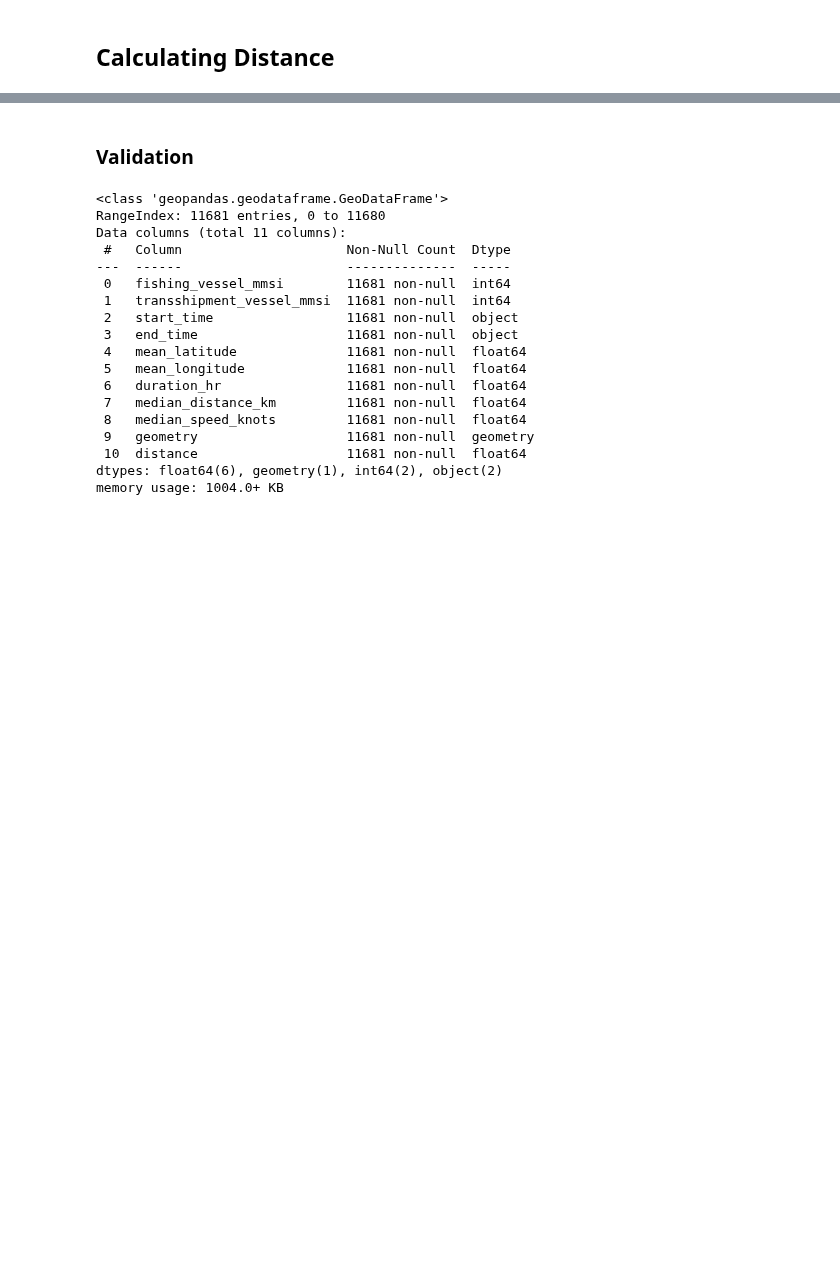
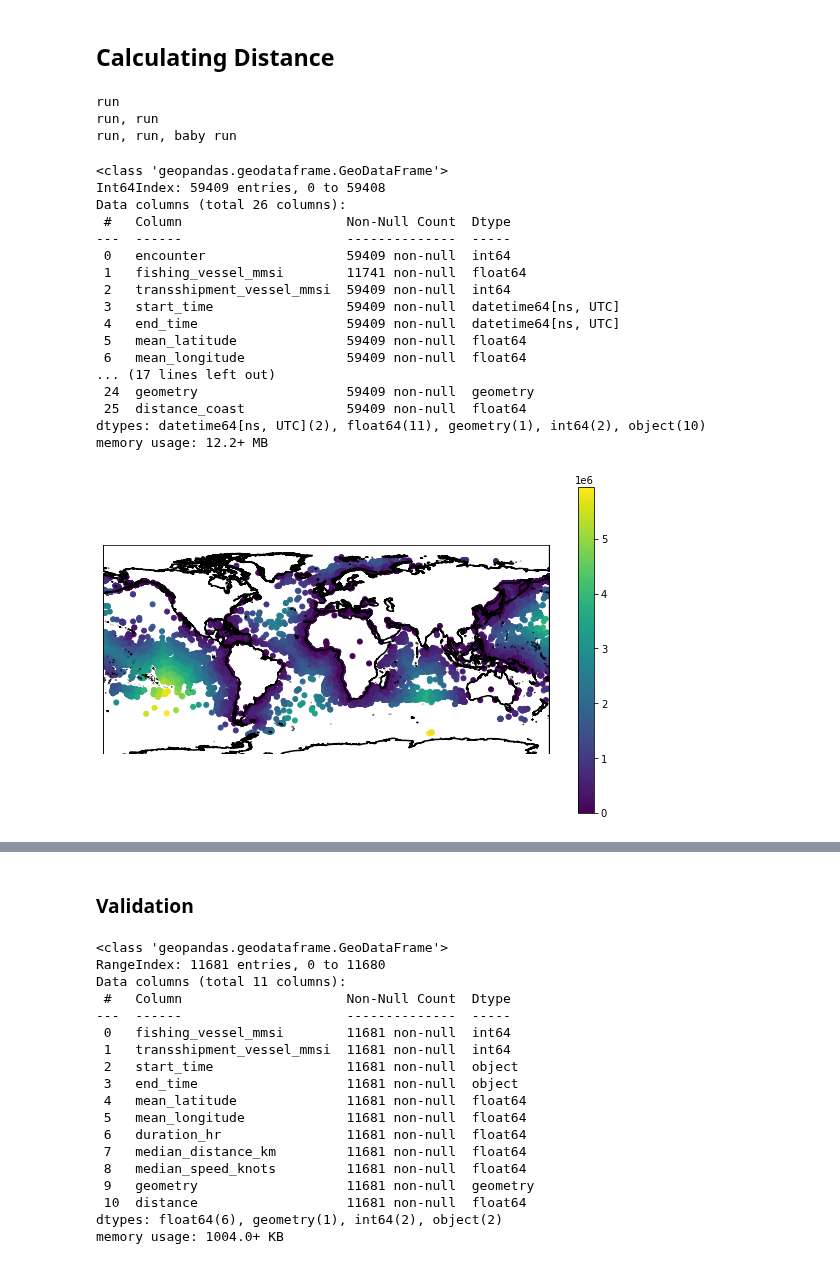
Before and after one commit to neuhart/Doing_DataScience_SS22, a Jupyter notebook: EDA.ipynb, the cells around one changed output, grey strips where cells are left out. Cells and saved outputs as stored; diff of their text form; code cells hidden in the pictures; blank space fills up the shorter version.

Commit message:
clean up for prod branch

```diff
--- a/EDA.ipynb
+++ b/EDA.ipynb
@@ -364,2 +480,66 @@ df_clean_all.head()
 # %% [markdown]
 ## Calculating Distance
+# %%
+geometry = [Point(xy) for xy in zip(df_clean_all['mean_longitude'], df_clean_all['mean_latitude'])]
+gdf_clean_all = GeoDataFrame(df_clean_all.copy(), geometry=geometry)
+# %%
+#WIP!!!
+
+#Further Details can be found under proof of concept
+
+#####epsg:4326 is the projection used by the gps and therefore the best crs to apply to our data
+#https://epsg.io/4326
+gdf_clean_all = gdf_clean_all.set_crs('epsg:4326')
+
+#because we want to calculate our distances in meters we need to project our geometries to metric crs
+##https://epsg.io/3395
+gdf_clean_all_temp = gdf_clean_all.to_crs(epsg=3395)
+
+#Creating 3395 land mass
+#drop antarctica:
+
+world_merc = world[(world.name != "Antarctica") & (world.name != "Fr. S. Antarctic Lands")]
+
+#Project to mercator
+
+world_merc = world_merc.to_crs("EPSG:3395")
+
+#attempt to simplify, by buffering borders and therefore also coastlines by 1000 m
+#This is necesarry to create valid geometries for GeoDataFrame.unary_union to handle
+
+gdf_clean_all['distance_coast'] = gdf_clean_all_temp.distance(world_merc.buffer(1000).unary_union) ###/1000 to change scale to km
+# %% [output]
+run
+run, run
+run, run, baby run
+# %%
+#ToDo: analyze output of distance_coast, especially why there are observations in africa and australia!
+
+
+
+ax = ocean.boundary.plot(figsize=(10, 6), edgecolor = "black")
+
+geoplot.pointplot(gdf_clean_all, ax = ax, hue = 'distance_coast', legend = True)
+
+gdf_clean_all.isnull().sum(axis=0)
+gdf_clean_all.describe()
+gdf_clean_all.info()
+# %% [output]
+<class 'geopandas.geodataframe.GeoDataFrame'>
+Int64Index: 59409 entries, 0 to 59408
+Data columns (total 26 columns):
+ #   Column                     Non-Null Count  Dtype
+---  ------                     --------------  -----
+ 0   encounter                  59409 non-null  int64
+ 1   fishing_vessel_mmsi        11741 non-null  float64
+ 2   transshipment_vessel_mmsi  59409 non-null  int64
+ 3   start_time                 59409 non-null  datetime64[ns, UTC]
+ 4   end_time                   59409 non-null  datetime64[ns, UTC]
+ 5   mean_latitude              59409 non-null  float64
+ 6   mean_longitude             59409 non-null  float64
+... (17 lines left out)
+ 24  geometry                   59409 non-null  geometry
+ 25  distance_coast             59409 non-null  float64
+dtypes: datetime64[ns, UTC](2), float64(11), geometry(1), int64(2), object(10)
+memory usage: 12.2+ MB
+[figure, added]
```
Also changed, not shown: parts of 16 cells of this notebook, 7 other files.
